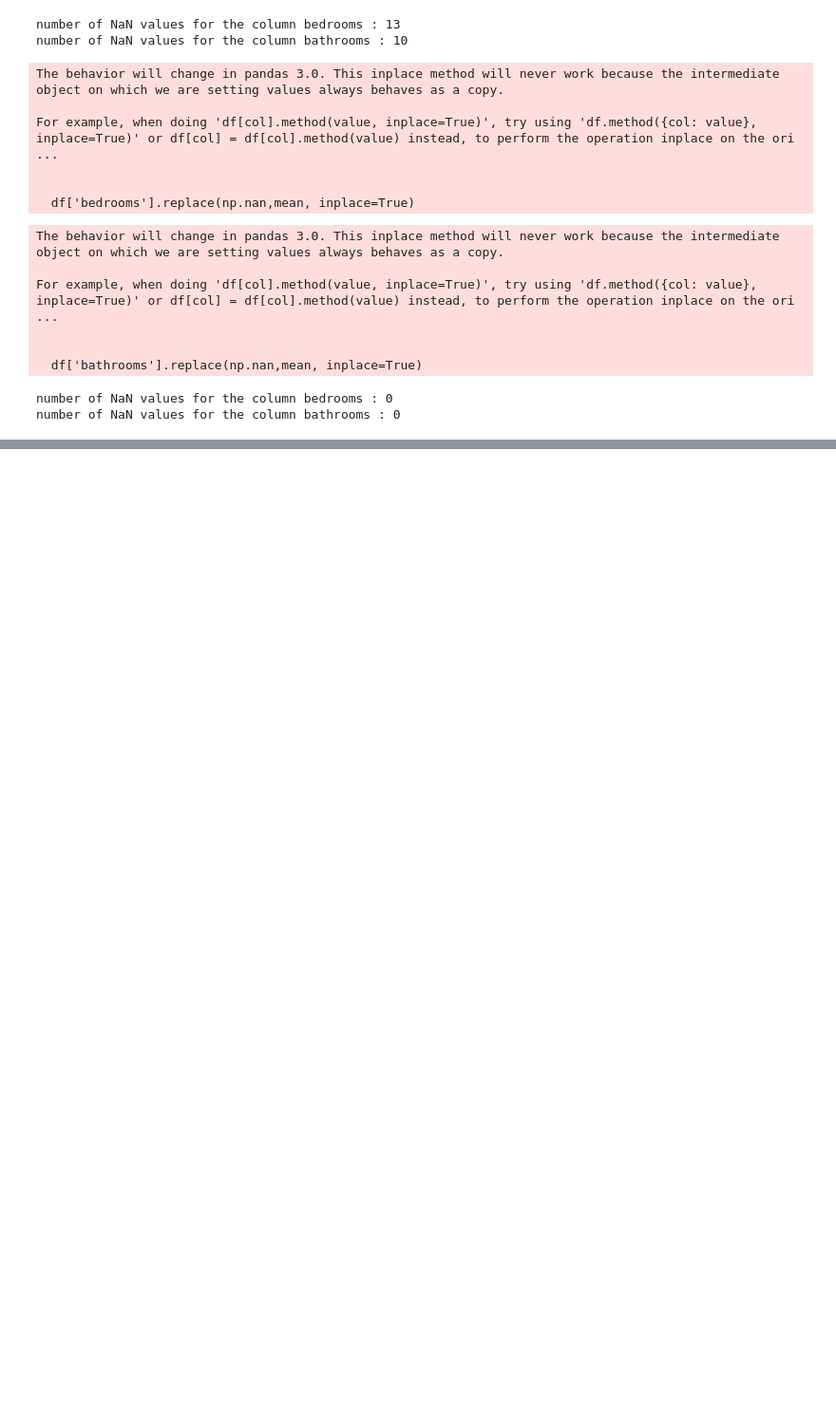
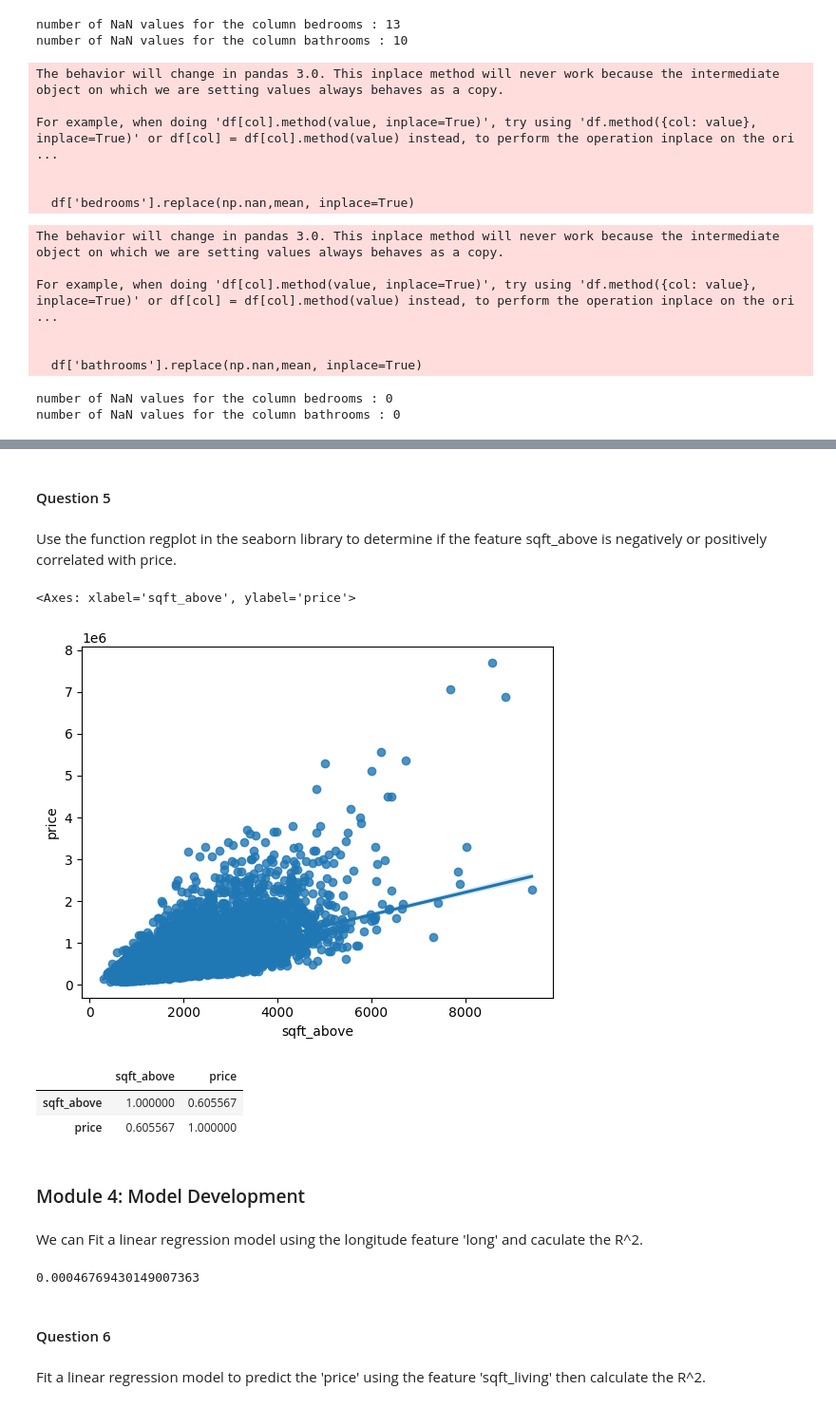
Before and after one commit to jbigishiro/House-Pricing-Analysis, a Jupyter notebook: main.ipynb, the cells around one changed output, grey strips where cells are left out. Shown: that part at 95% size. Saved outputs shown, nothing was run; the diff lists cells and outputs as text; code cells hidden in the pictures; blank space fills up the shorter version.

```diff
--- a/main.ipynb
+++ b/main.ipynb
@@ -132,0 +160,33 @@ number of NaN values for the column bathrooms : 0
+# %% [markdown]
+#### Question 5
+# %% [markdown]
+Use the function regplot in the seaborn library to determine if the feature sqft_above is negatively or positively correlated with price.
+# %%
+sns.regplot(x="sqft_above", y="price", data=df)
+# %% [output]
+<Axes: xlabel='sqft_above', ylabel='price'>
+[figure, added]
+# %%
+df[["sqft_above", "price"]].corr()
+# %% [output]
+|  | sqft_above | price |
+| sqft_above | 1.000000 | 0.605567 |
+| price | 0.605567 | 1.000000 |
+# %% [markdown]
+### Module 4: Model Development
+# %% [markdown]
+We can Fit a linear regression model using the longitude feature 'long' and caculate the R^2.
+# %%
+from sklearn.linear_model import LinearRegression
+
+X = df[['long']]
+Y = df['price']
+lm = LinearRegression()
+lm.fit(X,Y)
+lm.score(X, Y)
+# %% [output]
+0.00046769430149007363
+# %% [markdown]
+#### Question 6
+# %% [markdown]
+Fit a linear regression model to predict the 'price' using the feature 'sqft_living' then calculate the R^2.
```
Also changed, not shown: parts of 9 cells of this notebook.
